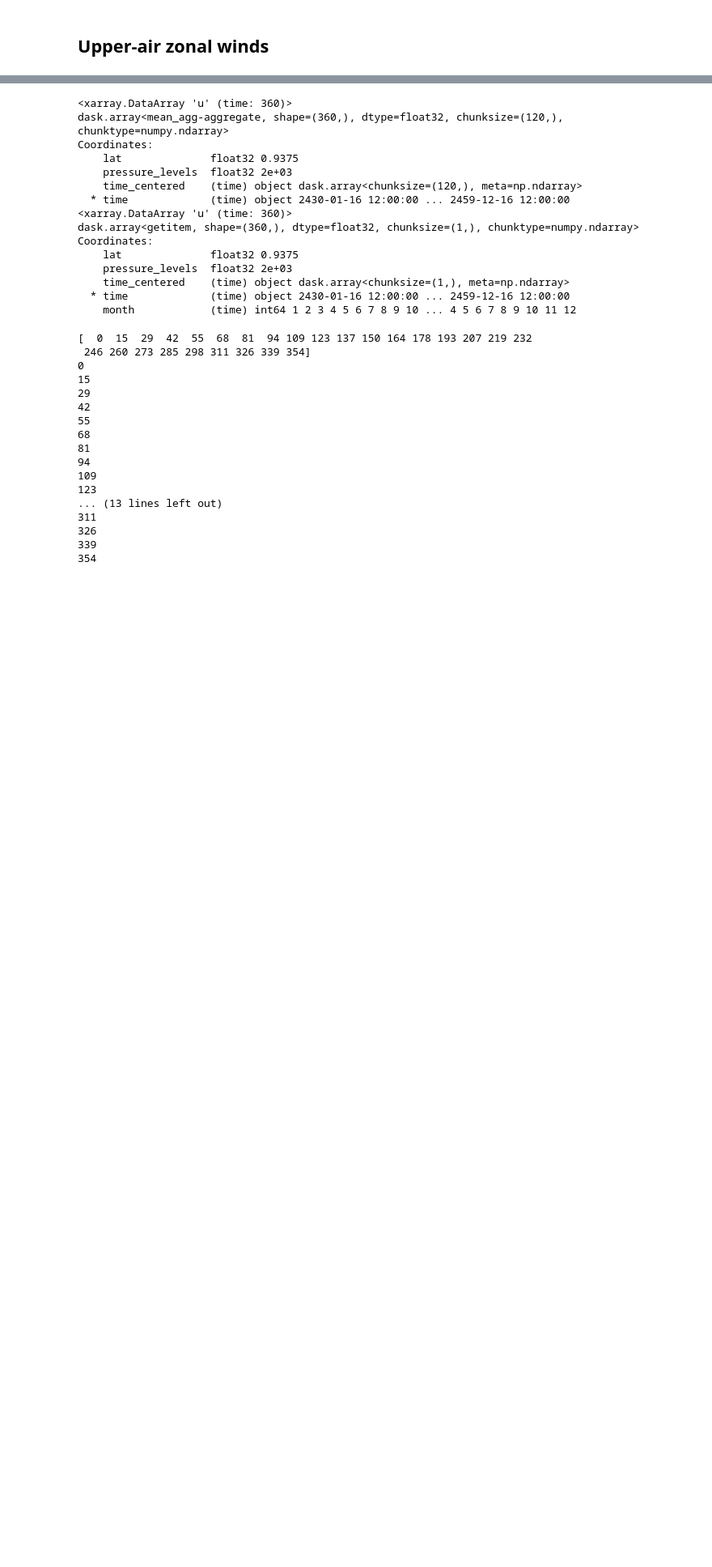
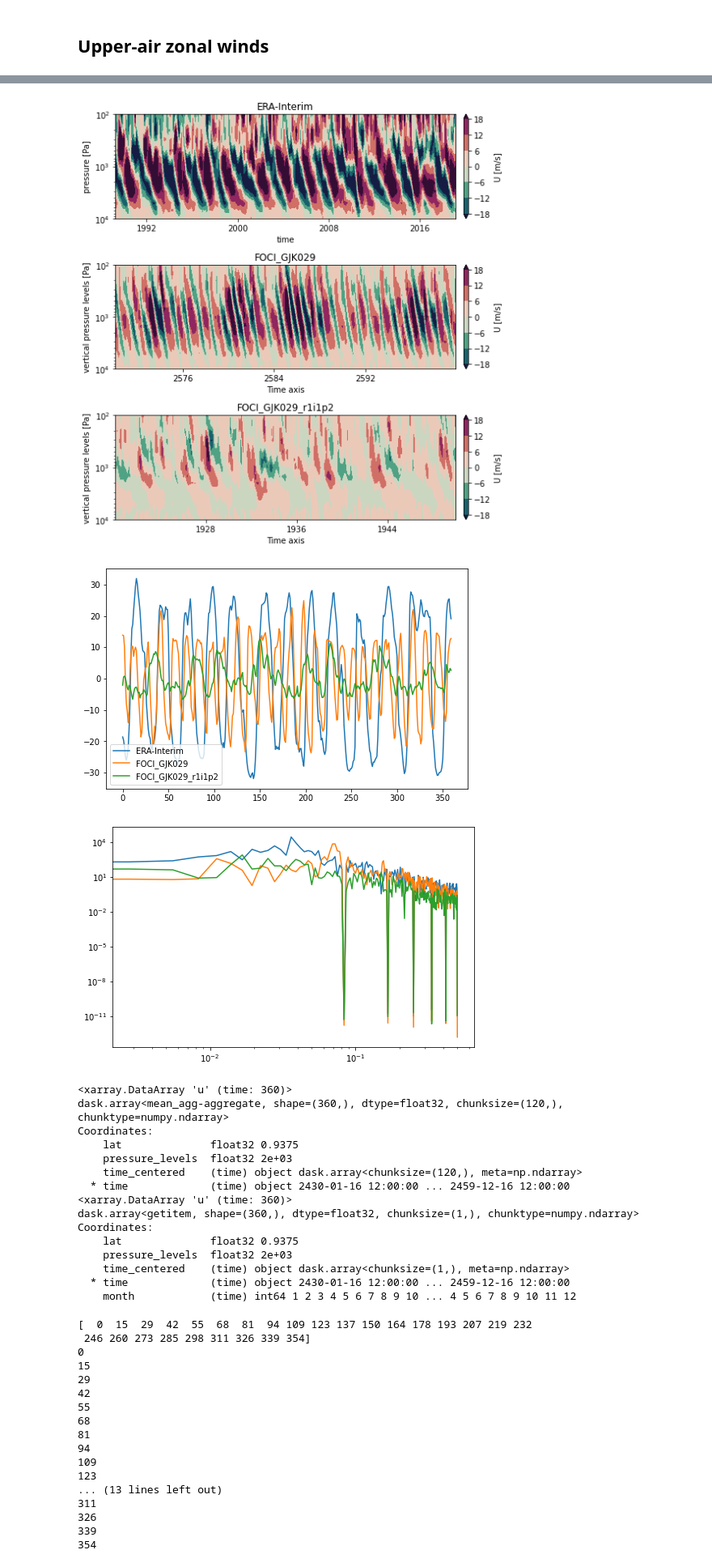
Before and after one commit to joakimkjellsson/foci-openifs-eval, a Jupyter notebook: QBO-OIFS.ipynb, the cells around one changed output, grey strips where cells are left out. Shown at 81% size. Drawn from its saved outputs; the diff is of its cells as text; code cells hidden in the pictures; blank space fills up the shorter version.

```diff
--- a/QBO-OIFS.ipynb
+++ b/QBO-OIFS.ipynb
@@ -53,0 +27,3 @@ for exp in exp_list:
+# %%
+exp_list = ['FOCI_GJK029','FOCI_GJK029_r1i1p2']
+time_list = [slice('2550-01-01','2600-01-01'), slice('1900-01-01','1950-01-01')]
@@ -103,0 +73,9 @@ fig1.savefig('qbo_%s_erai.png' % (exp,),format='png')
+# %%
+def psd(u):
+    #u = ut.values
+    freq = np.fft.rfftfreq(u.shape[0])
+    df = 1. / u.shape[0]
+    uhat = np.fft.rfft(u)
+    uabs = np.abs(uhat) / u.shape[0]
+    u_psd = uabs**2 / df
+    return freq,u_psd
@@ -104 +174,49 @@ fig1.savefig('qbo_%s_erai.png' % (exp,),format='png')
+# %%
+# Plot settings
+umin1 = -18
+umax1 = 18
+ulevels1 = np.linspace(umin1,umax1,7)
+
+cmap1 = cmocean.cm.curl
+
+fig1,axs1 = plt.subplots(len(qbo_list),1,figsize=(8,8))
+fig2, ax2 = plt.subplots(1,1, figsize=(8,5))
+fig3, ax3 = plt.subplots(1,1, figsize=(8,5))
+
+for j, _qbo in enumerate(qbo_list):
+    i = j-1
+
+    ckw = {'shrink':1, 'pad':0.02, 'extend':'both', 'label':'U [m/s]', 'orientation':'vertical'}
+    _qbo.plot.contourf(x='time',y='pressure_levels',
+                       ax=axs1[j],
+                       levels=ulevels1,cmap=cmap1,
+                       cbar_kwargs=ckw,
+                       rasterized=True)
+
+    if j == 0:
+        exp = 'ERA-Interim'
+    else:
+        exp = exp_list[i]
+
+    axs1[j].set_title('%s' % (exp,))
+
+    _index = _qbo.sel(pressure_levels=2000,method='nearest').data
+    ax2.plot(_index, label=exp)
+
+    freq, u_psd = psd(_index)
+    ax3.loglog(freq,u_psd,label='%s' % (exp,))
+
+for ax in axs1:
+    ax.set_yscale('log')
+    ax.set_ylim([100,10000])
+    ax.invert_yaxis()
+
+ax2.legend()
+
+fig1.tight_layout()
+fig1.savefig('plots/qbo_profile.pdf',format='pdf')
+# %% [output]
+[figure, added]
+[figure, added]
+[figure, added]
 # %%
```
Also changed, not shown: parts of 14 cells of this notebook, 16 other files.
